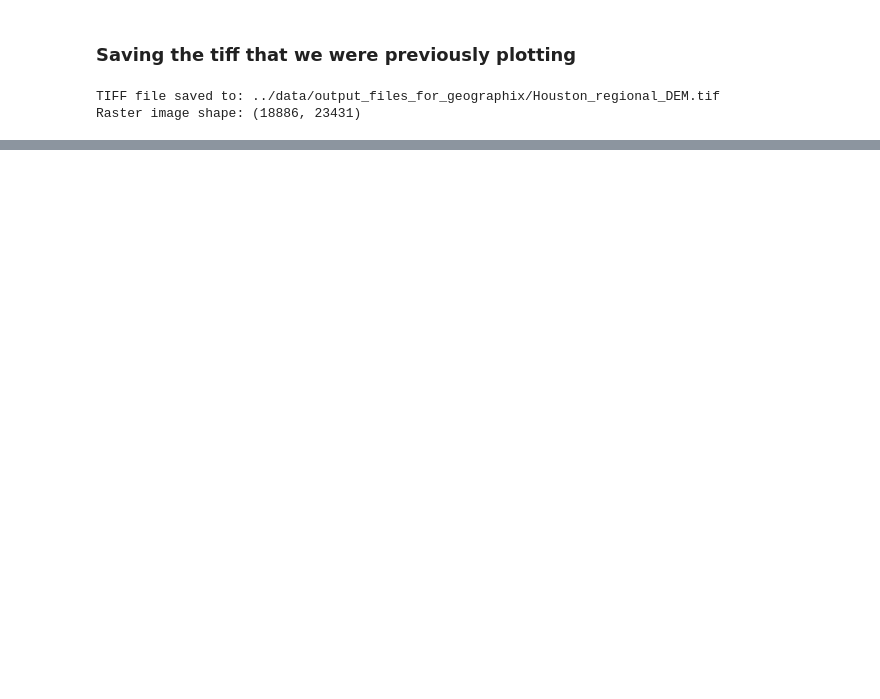
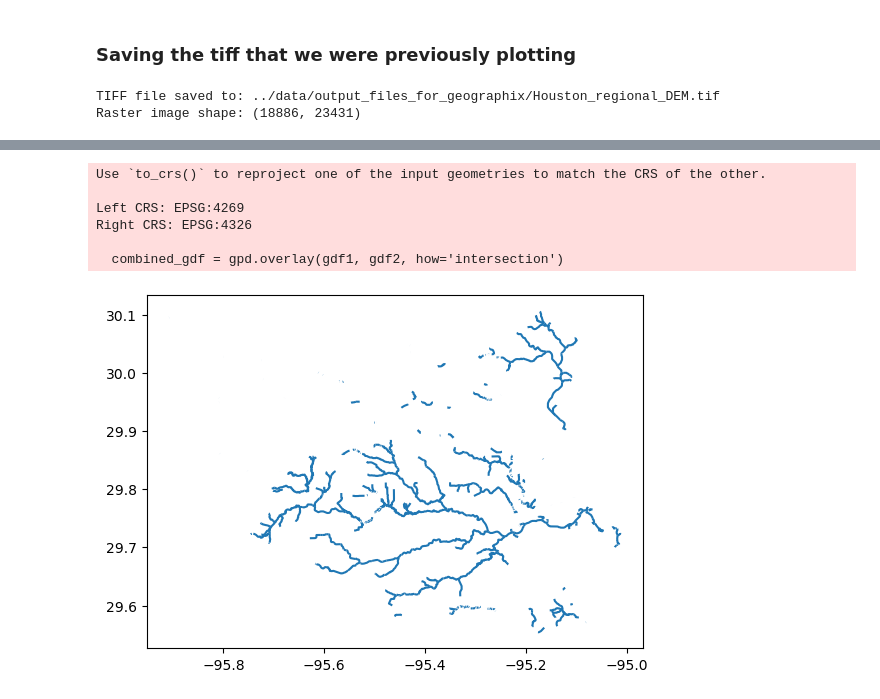
Before and after one commit to JustinGOSSES/buffalo_bayou_geology, a Jupyter notebook: python_data_processing/notebooks/basemap_layer_creation.ipynb, the cells around one changed output, grey strips where cells are left out. Drawn from its saved outputs; the diff is of its cells as text; code cells hidden in the pictures; blank space fills up the shorter version.

```diff
--- a/python_data_processing/notebooks/basemap_layer_creation.ipynb
+++ b/python_data_processing/notebooks/basemap_layer_creation.ipynb
@@ -472,0 +475,24 @@ Raster image shape: (18886, 23431)
+# %%
+import geopandas as gpd
+
+# Load your GeoDataFrames
+gdf1 = gdf_rivers
+gdf2 = gdf_city
+
+# Perform the union to keep any shapes that overlap
+combined_gdf = gpd.overlay(gdf1, gdf2, how='intersection')
+
+# Save the combined GeoDataFrame to a new shapefile
+# combined_gdf.to_file('path/to/your/combined_shapefile.shp')
+
+# Optionally, plot the result
+combined_gdf.plot()
+plt.show()
+# %% [output]
+Use `to_crs()` to reproject one of the input geometries to match the CRS of the other.
+
+Left CRS: EPSG:4269
+Right CRS: EPSG:4326
+
+  combined_gdf = gpd.overlay(gdf1, gdf2, how='intersection')
+[figure, added]
```
Also changed, not shown: parts of 10 cells of this notebook, 1 other file.
